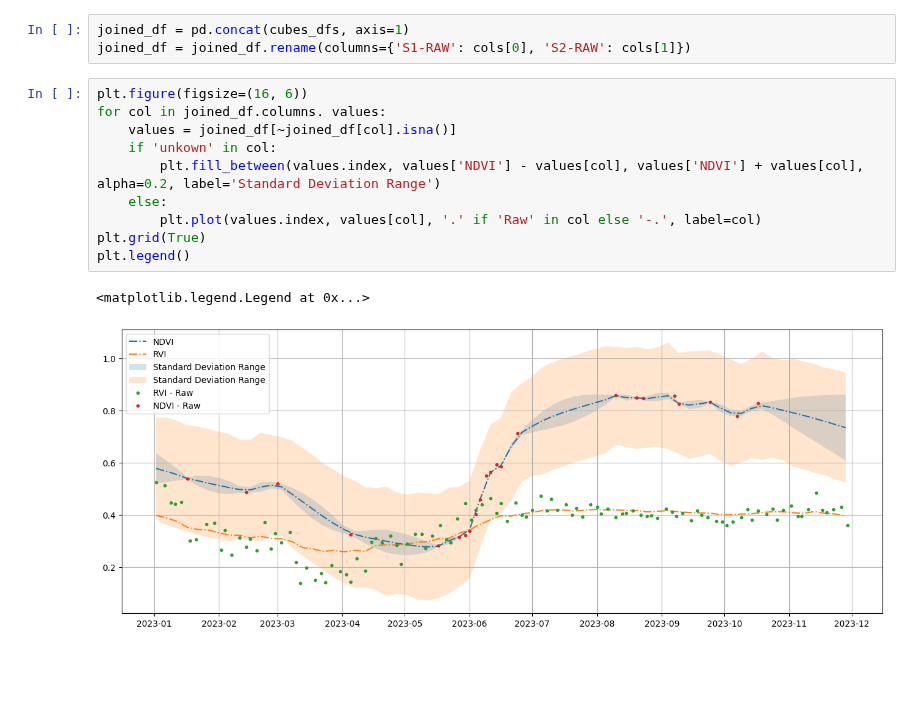
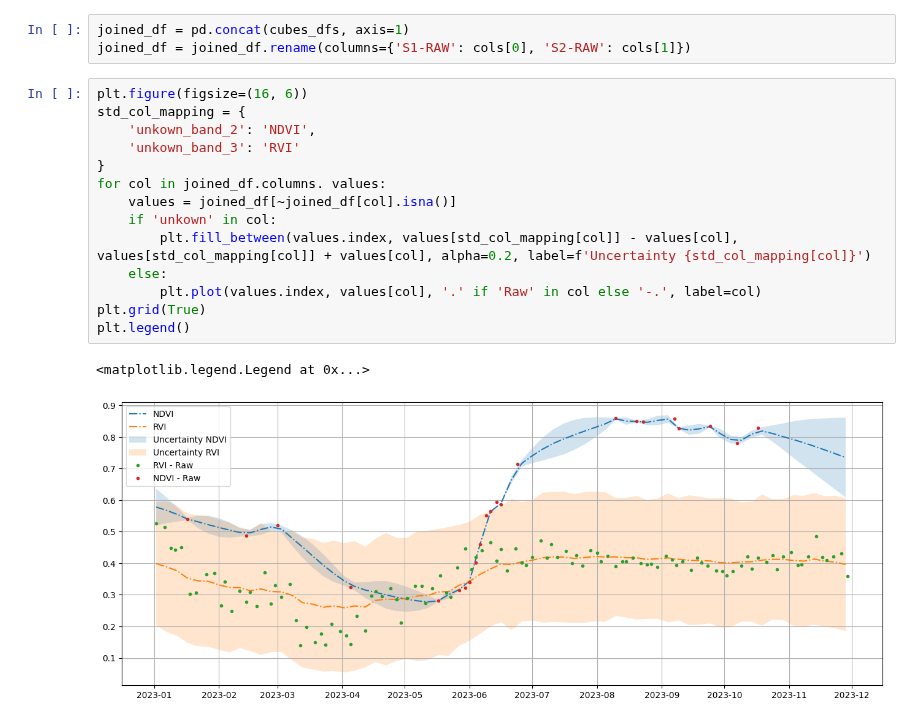
Before and after one commit to Open-EO/FuseTS, a Jupyter notebook: notebooks/OpenEO/FuseTS - MOGPR Multi Source Fusion.ipynb, the cells around one changed output. Cells and saved outputs as stored; diff of their text form; blank space fills up the shorter version.

Commit message:
feat(#123): updated notebook to visualize the uncertainties

```diff
--- a/notebooks/OpenEO/FuseTS - MOGPR Multi Source Fusion.ipynb
+++ b/notebooks/OpenEO/FuseTS - MOGPR Multi Source Fusion.ipynb
@@ -230,14 +230,18 @@ joined_df = pd.concat(cubes_dfs, axis=1)
 joined_df = joined_df.rename(columns={'S1-RAW': cols[0], 'S2-RAW': cols[1]})
 # %%
 plt.figure(figsize=(16, 6))
+std_col_mapping = {
+    'unkown_band_2': 'NDVI',
+    'unkown_band_3': 'RVI'
+}
 for col in joined_df.columns. values:
     values = joined_df[~joined_df[col].isna()]
     if 'unkown' in col:
-        plt.fill_between(values.index, values['NDVI'] - values[col], values['NDVI'] + values[col], alpha=0.2, label='Standard Deviation Range')
+        plt.fill_between(values.index, values[std_col_mapping[col]] - values[col], values[std_col_mapping[col]] + values[col], alpha=0.2, label=f'Uncertainty {std_col_mapping[col]}')
     else:
         plt.plot(values.index, values[col], '.' if 'Raw' in col else '-.', label=col)
 plt.grid(True)
 plt.legend()
 # %% [output]
 <matplotlib.legend.Legend at 0x...>
-[figure, old version]
+[figure, new version]
```
